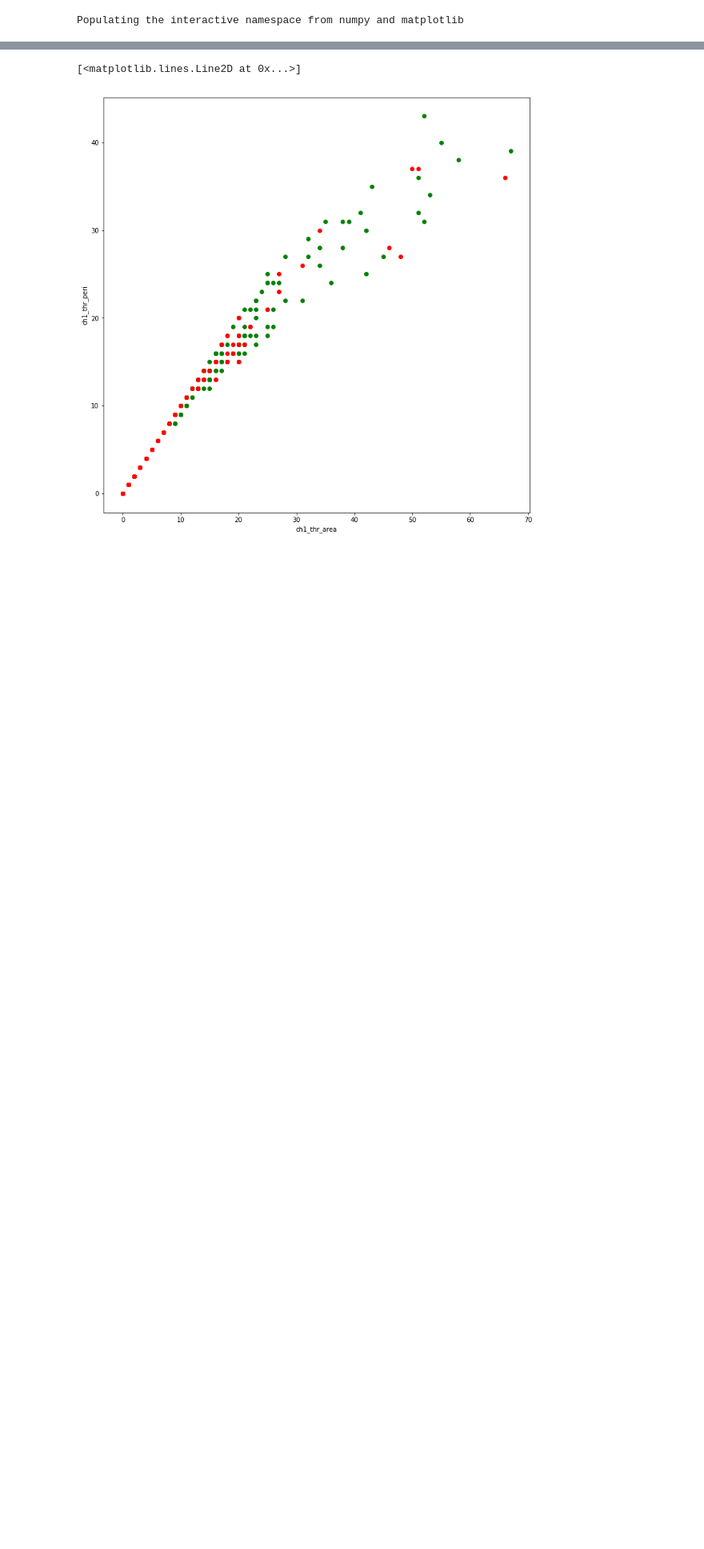
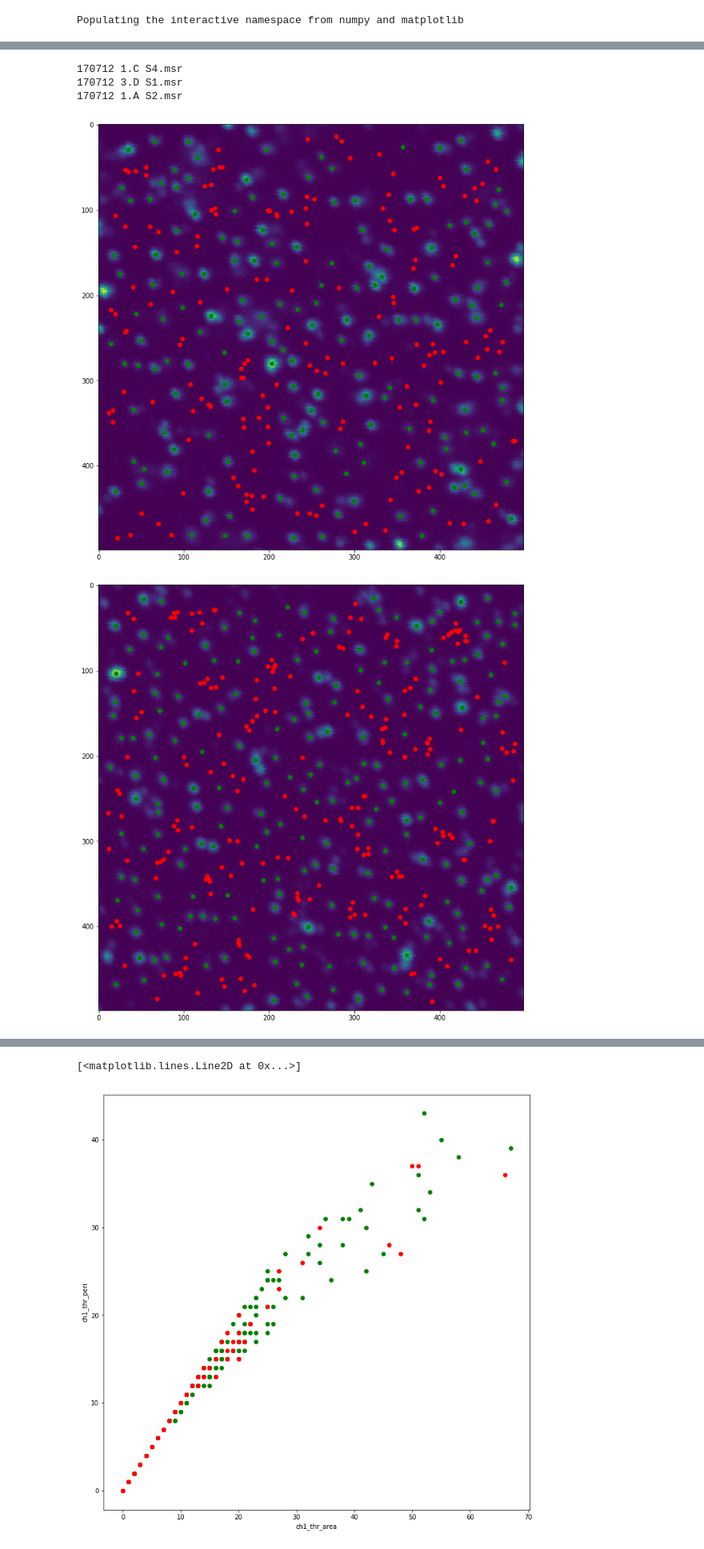
Before and after one commit to dwaithe/peroxisome_scripts, a Jupyter notebook: Single color analysis.ipynb, the cells around one changed output, grey strips where cells are left out. Shown at 80% size. Cells and saved outputs as stored; diff of their text form; code cells hidden in the pictures; blank space fills up the shorter version.

```diff
--- a/Single color analysis.ipynb
+++ b/Single color analysis.ipynb
@@ -127,0 +129,17 @@ processing 170712 3.D S1.msr
+# %%
+for filename in data_store:
+    print filename
+    figsize(12,12)
+    figure()
+    #Plot the peroxisome points (green)
+    plot(data_store[filename]['o_xpts'],data_store[filename]['o_ypts'],'go')
+    #Plot the random locations (red)
+    plot(data_store[filename]['rn_xpts'],data_store[filename]['rn_ypts'],'ro')
+    #Overlay points onto the image.
+    imshow(image_store[filename]['output'][0,:,:])
+# %% [output]
+170712 1.C S4.msr
+170712 3.D S1.msr
+170712 1.A S2.msr
+[figure, added]
+[figure, added]
```
Also changed, not shown: parts of 13 cells of this notebook, 2 other files.
